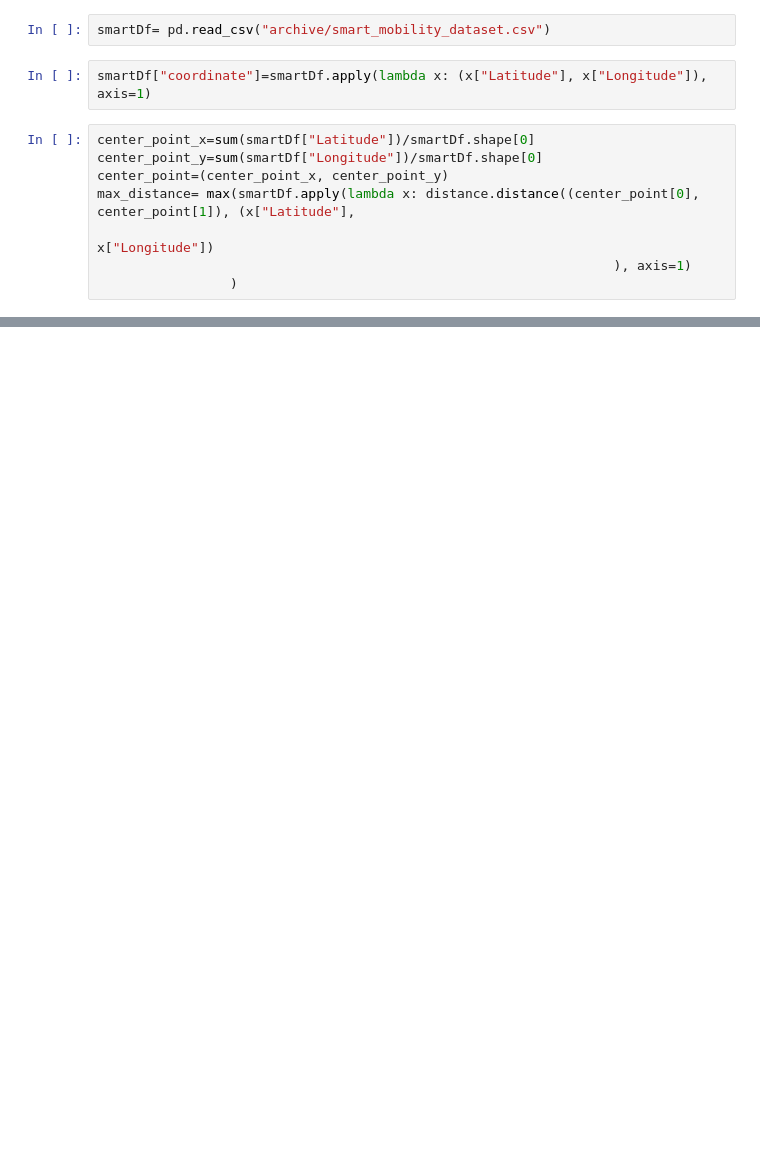
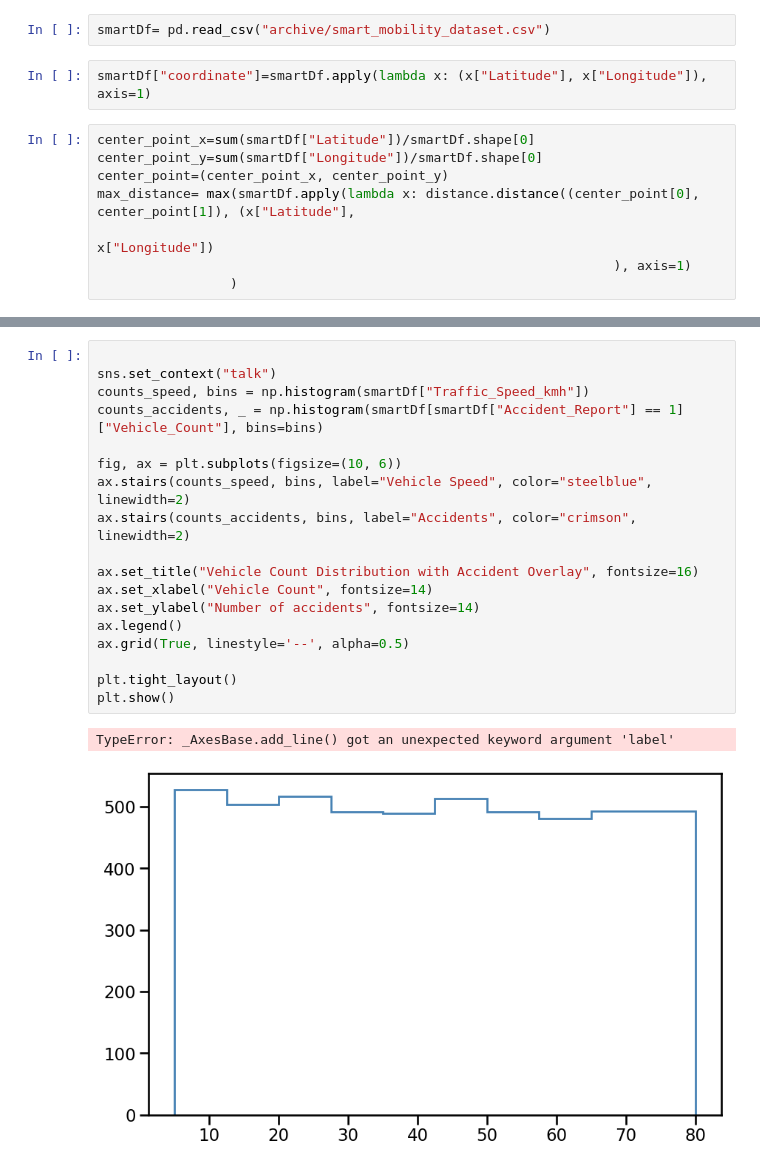
Before and after one commit to KaarenTenson/AccidentModel, a Jupyter notebook: DataProcessing.ipynb, the cells around one changed output, grey strips where cells are left out. Cells and saved outputs as stored; diff of their text form; blank space fills up the shorter version.

```diff
--- a/DataProcessing.ipynb
+++ b/DataProcessing.ipynb
@@ -25,0 +88,21 @@ roads=osmnx.features.features_from_point(center_point=center_point, tags=tags, d
+# %%
+
+sns.set_context("talk")
+counts_speed, bins = np.histogram(smartDf["Traffic_Speed_kmh"])
+counts_accidents, _ = np.histogram(smartDf[smartDf["Accident_Report"] == 1]["Vehicle_Count"], bins=bins)
+
+fig, ax = plt.subplots(figsize=(10, 6))
+ax.stairs(counts_speed, bins, label="Vehicle Speed", color="steelblue", linewidth=2)
+ax.stairs(counts_accidents, bins, label="Accidents", color="crimson", linewidth=2)
+
+ax.set_title("Vehicle Count Distribution with Accident Overlay", fontsize=16)
+ax.set_xlabel("Vehicle Count", fontsize=14)
+ax.set_ylabel("Number of accidents", fontsize=14)
+ax.legend()
+ax.grid(True, linestyle='--', alpha=0.5)
+
+plt.tight_layout()
+plt.show()
+# %% [output]
+TypeError: _AxesBase.add_line() got an unexpected keyword argument 'label'
+[figure, added]
```
Also changed, not shown: parts of 9 cells of this notebook, 1 other file.
